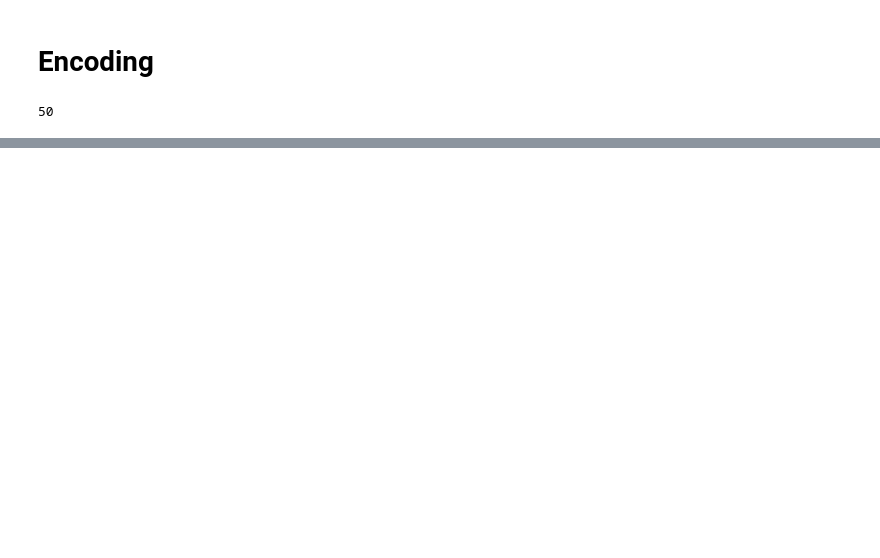
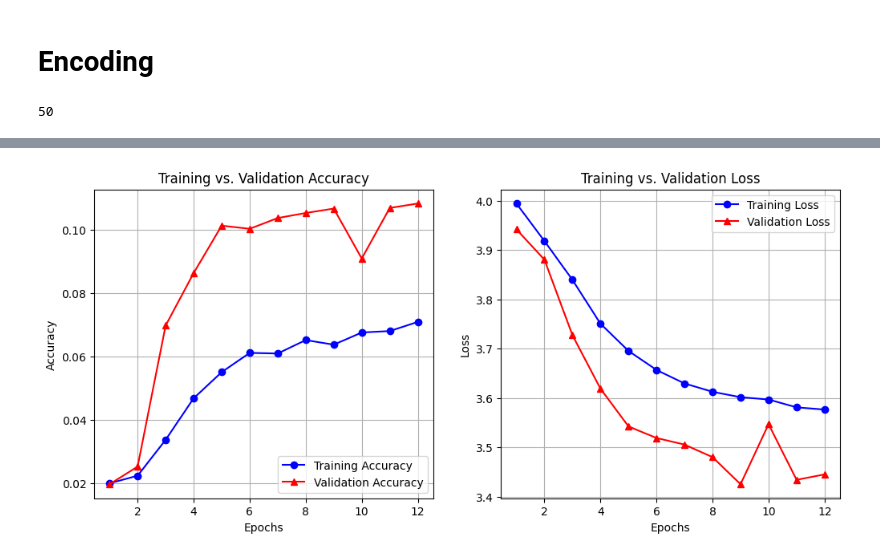
Before and after one commit to mftnakrsu/ai-competition, a Jupyter notebook: aicompetition.ipynb, the cells around one changed output, grey strips where cells are left out. Cells and saved outputs as stored; diff of their text form; code cells hidden in the pictures; blank space fills up the shorter version.

Commit message:
model changed and non-augmented version tried. Will be further analysed

```diff
--- a/aicompetition.ipynb
+++ b/aicompetition.ipynb
@@ -201,11 +238,11 @@ num_classes
 # %% [output]
 50
 # %%
-# Modeli TPU üzerinde eğit
+# Model Eğitimi
 history = model.fit(
-train_dataset,
-validation_data=val_dataset,
-epochs=10000,
-callbacks=[early_stopping, reduce_lr]
+    train_dataset,
+    validation_data=val_dataset,
+    epochs=50,
+    callbacks=[early_stopping, reduce_lr]
 )
 # %% [output]
@@ -228,0 +266,39 @@ KeyboardInterrupt:
+# %%
+# Extract training history
+history_dict = history.history
+
+# Accuracy and loss values
+train_acc = history_dict['accuracy']
+val_acc = history_dict['val_accuracy']
+train_loss = history_dict['loss']
+val_loss = history_dict['val_loss']
+
+epochs = range(1, len(train_acc) + 1)  # Define the number of epochs
+
+# Set figure size
+plt.figure(figsize=(12, 5))
+
+# Plot Accuracy
+plt.subplot(1, 2, 1)  # 1 row, 2 columns, 1st plot
+plt.plot(epochs, train_acc, 'bo-', label='Training Accuracy')  # Blue circles
+plt.plot(epochs, val_acc, 'r^-', label='Validation Accuracy')  # Red triangles
+plt.xlabel('Epochs')
+plt.ylabel('Accuracy')
+plt.title('Training vs. Validation Accuracy')
+plt.legend()
+plt.grid()
+
+# Plot Loss
+plt.subplot(1, 2, 2)  # 1 row, 2 columns, 2nd plot
+plt.plot(epochs, train_loss, 'bo-', label='Training Loss')
+plt.plot(epochs, val_loss, 'r^-', label='Validation Loss')
+plt.xlabel('Epochs')
+plt.ylabel('Loss')
+plt.title('Training vs. Validation Loss')
+plt.legend()
+plt.grid()
+
+# Display plots
+plt.show()
+# %% [output]
+[figure, added]
```
Also changed, not shown: parts of 10 cells of this notebook.
